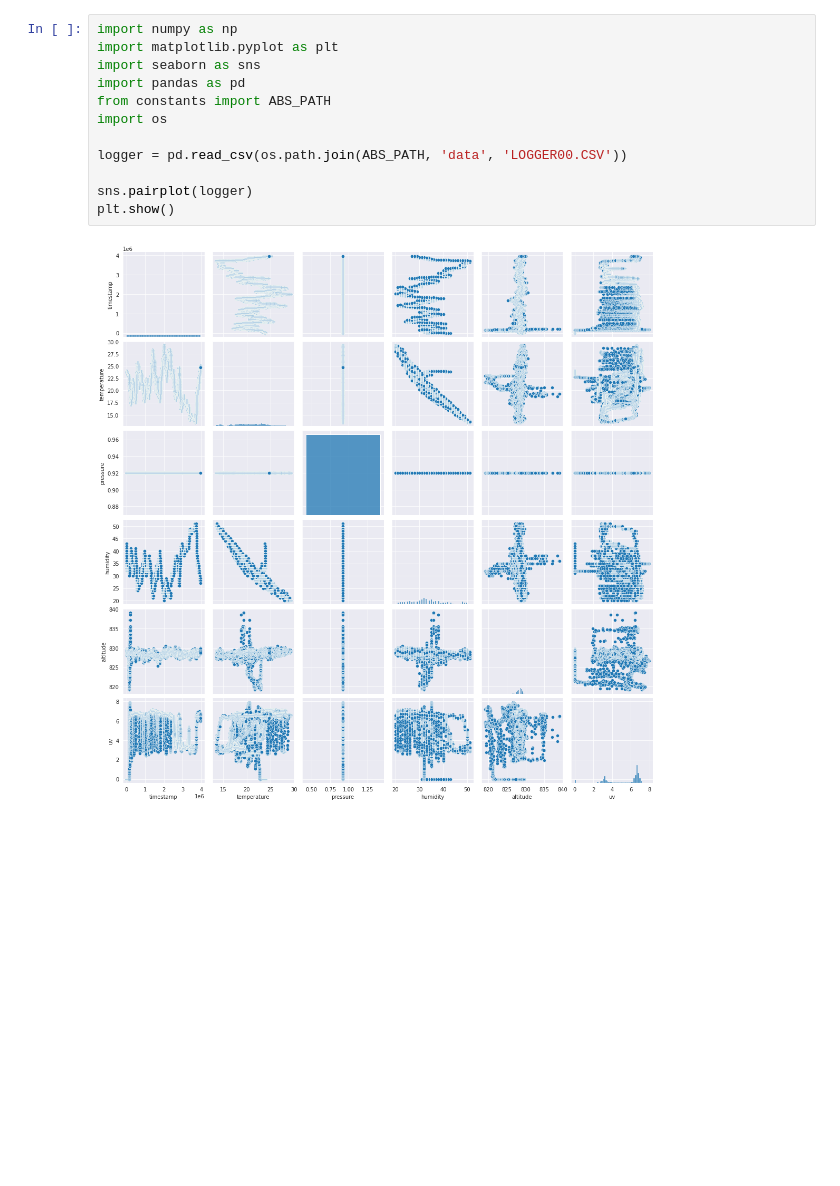
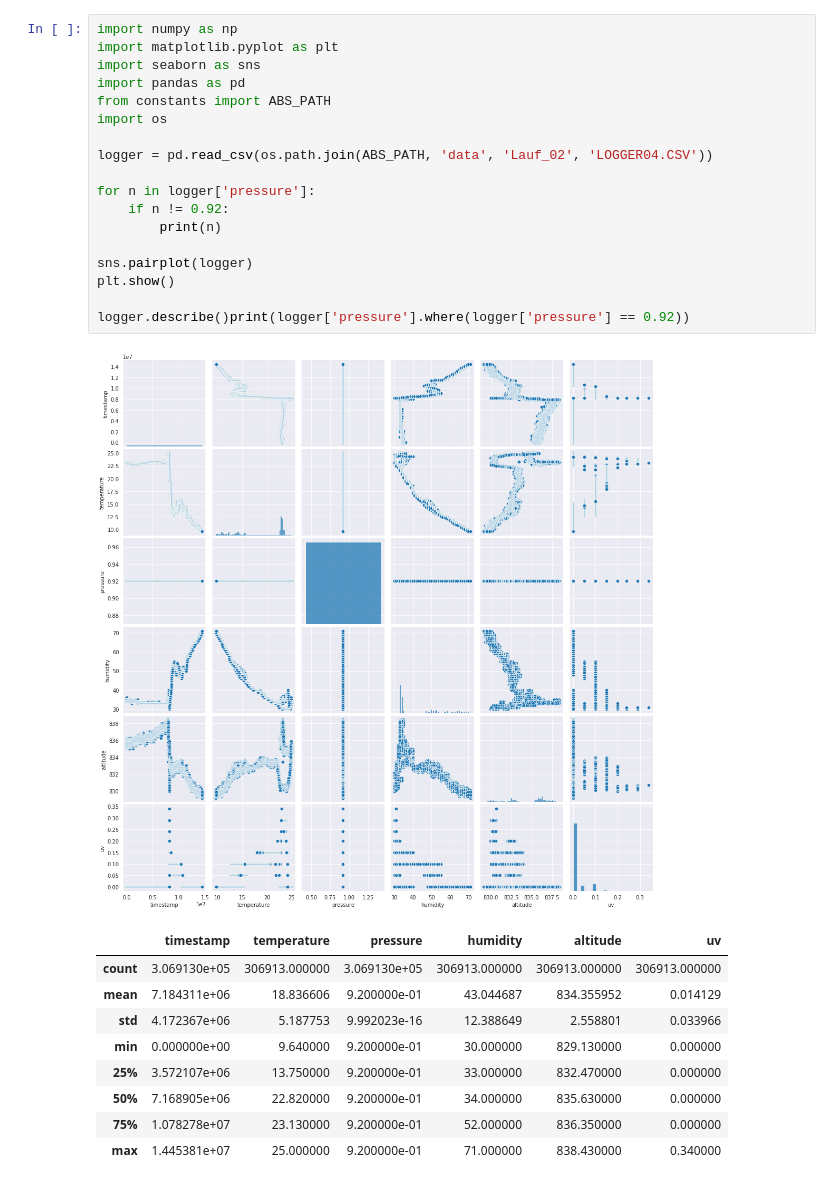
Before and after one commit to Fusioneers/SenseBox, a Jupyter notebook: SenseBox/exploratory_analysis.ipynb, the cells around one changed output. Cells and saved outputs as stored; diff of their text form; blank space fills up the shorter version.

```diff
--- a/SenseBox/exploratory_analysis.ipynb
+++ b/SenseBox/exploratory_analysis.ipynb
@@ -1,14 +1,29 @@
 # %%
 import numpy as np
 import matplotlib.pyplot as plt
 import seaborn as sns
 import pandas as pd
 from constants import ABS_PATH
 import os
 
-logger = pd.read_csv(os.path.join(ABS_PATH, 'data', 'LOGGER00.CSV'))
+logger = pd.read_csv(os.path.join(ABS_PATH, 'data', 'Lauf_02', 'LOGGER04.CSV'))
+
+for n in logger['pressure']:
+    if n != 0.92:
+        print(n)
 
 sns.pairplot(logger)
 plt.show()
+
+logger.describe()print(logger['pressure'].where(logger['pressure'] == 0.92))
 # %% [output]
-[figure, old version]
+[figure, new version]
+|  | timestamp | temperature | pressure | humidity | altitude | uv |
+| count | 3.069130e+05 | 306913.000000 | 3.069130e+05 | 306913.000000 | 306913.000000 | 306913.000000 |
+| mean | 7.184311e+06 | 18.836606 | 9.200000e-01 | 43.044687 | 834.355952 | 0.014129 |
+| std | 4.172367e+06 | 5.187753 | 9.992023e-16 | 12.388649 | 2.558801 | 0.033966 |
+| min | 0.000000e+00 | 9.640000 | 9.200000e-01 | 30.000000 | 829.130000 | 0.000000 |
+| 25% | 3.572107e+06 | 13.750000 | 9.200000e-01 | 33.000000 | 832.470000 | 0.000000 |
+| 50% | 7.168905e+06 | 22.820000 | 9.200000e-01 | 34.000000 | 835.630000 | 0.000000 |
+| 75% | 1.078278e+07 | 23.130000 | 9.200000e-01 | 52.000000 | 836.350000 | 0.000000 |
+| max | 1.445381e+07 | 25.000000 | 9.200000e-01 | 71.000000 | 838.430000 | 0.340000 |
```
Also changed, not shown: parts of 2 cells of this notebook, 21 other files.
